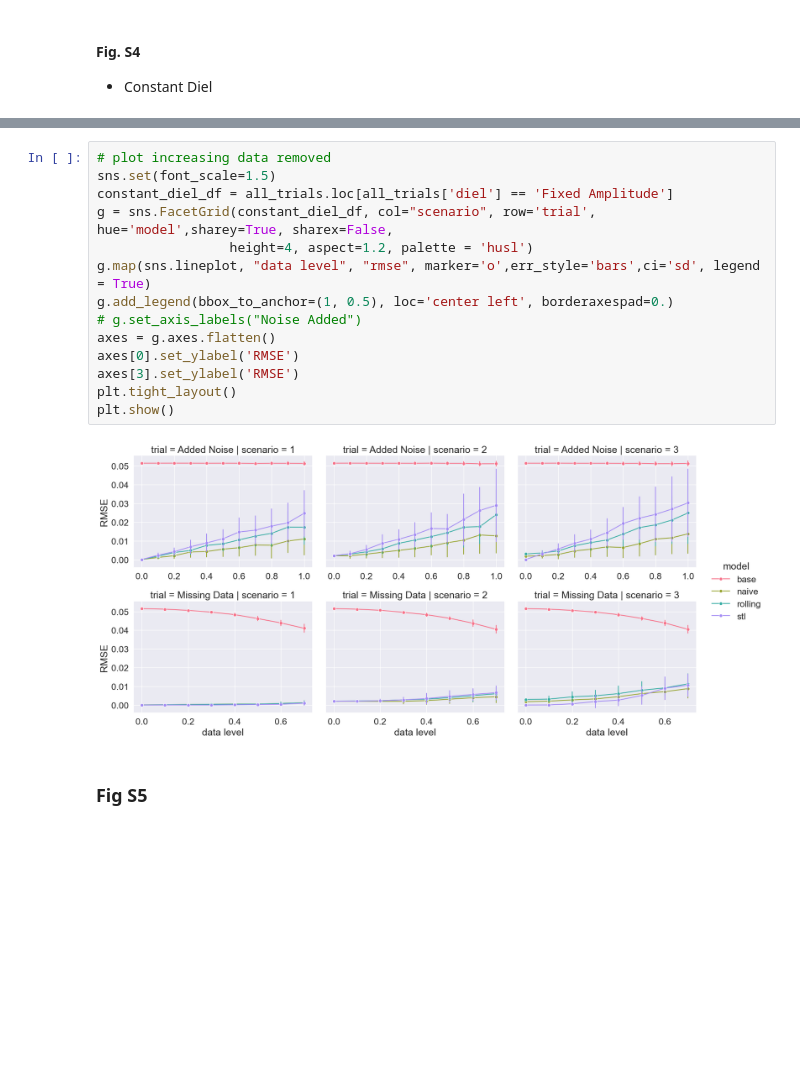
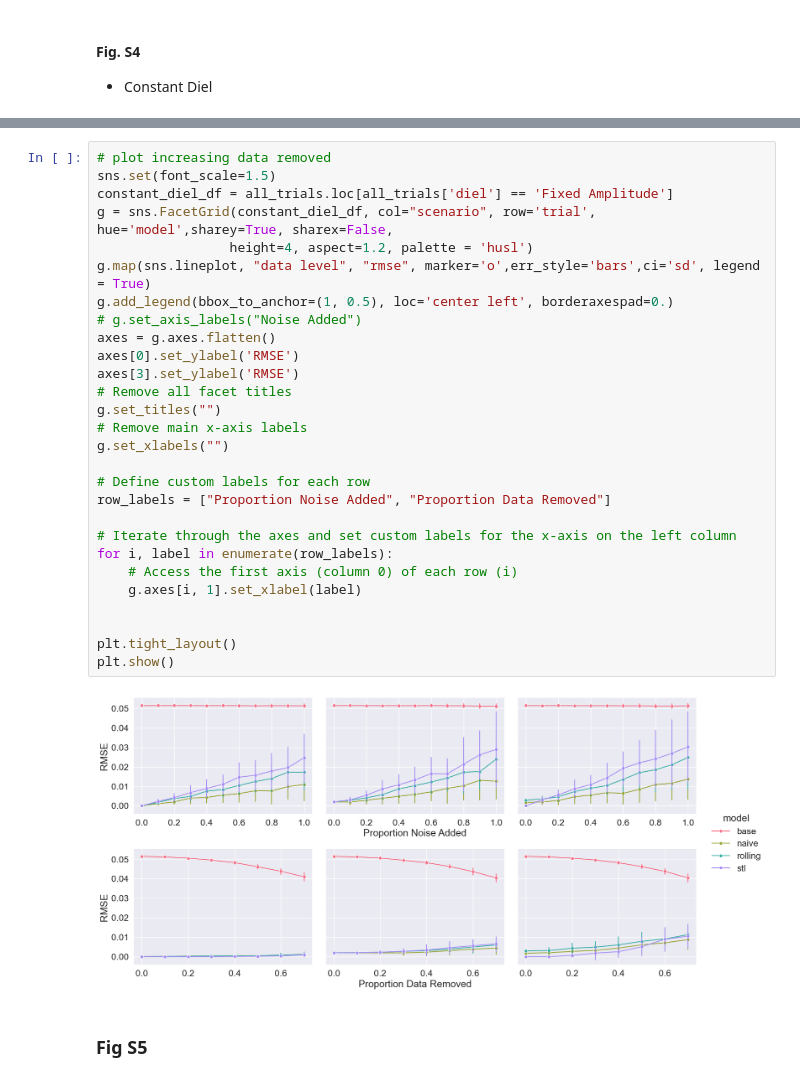
Before and after one commit to klqi/seaflow_tsd, a Jupyter notebook: notebooks/diel_simulations_figs.ipynb, the cells around one changed output, grey strips where cells are left out. Saved outputs shown, nothing was run; the diff lists cells and outputs as text; blank space fills up the shorter version.

```diff
--- a/notebooks/diel_simulations_figs.ipynb
+++ b/notebooks/diel_simulations_figs.ipynb
@@ -618,19 +618,33 @@ plt.show()
 # %%
 # plot increasing data removed
 sns.set(font_scale=1.5)
 constant_diel_df = all_trials.loc[all_trials['diel'] == 'Fixed Amplitude']
 g = sns.FacetGrid(constant_diel_df, col="scenario", row='trial', hue='model',sharey=True, sharex=False,
                  height=4, aspect=1.2, palette = 'husl')
 g.map(sns.lineplot, "data level", "rmse", marker='o',err_style='bars',ci='sd', legend = True)
 g.add_legend(bbox_to_anchor=(1, 0.5), loc='center left', borderaxespad=0.)
 # g.set_axis_labels("Noise Added")
 axes = g.axes.flatten()
 axes[0].set_ylabel('RMSE')
 axes[3].set_ylabel('RMSE')
+# Remove all facet titles
+g.set_titles("")
+# Remove main x-axis labels
+g.set_xlabels("")
+
+# Define custom labels for each row
+row_labels = ["Proportion Noise Added", "Proportion Data Removed"]
+
+# Iterate through the axes and set custom labels for the x-axis on the left column
+for i, label in enumerate(row_labels):
+    # Access the first axis (column 0) of each row (i)
+    g.axes[i, 1].set_xlabel(label)
+
+
 plt.tight_layout()
 plt.show()
 # %% [output]
-[figure, old version]
+[figure, new version]
 # %% [markdown]
 ### Fig S5
 # %%
```
Also changed, not shown: parts of 9 cells of this notebook, 41 other files.
